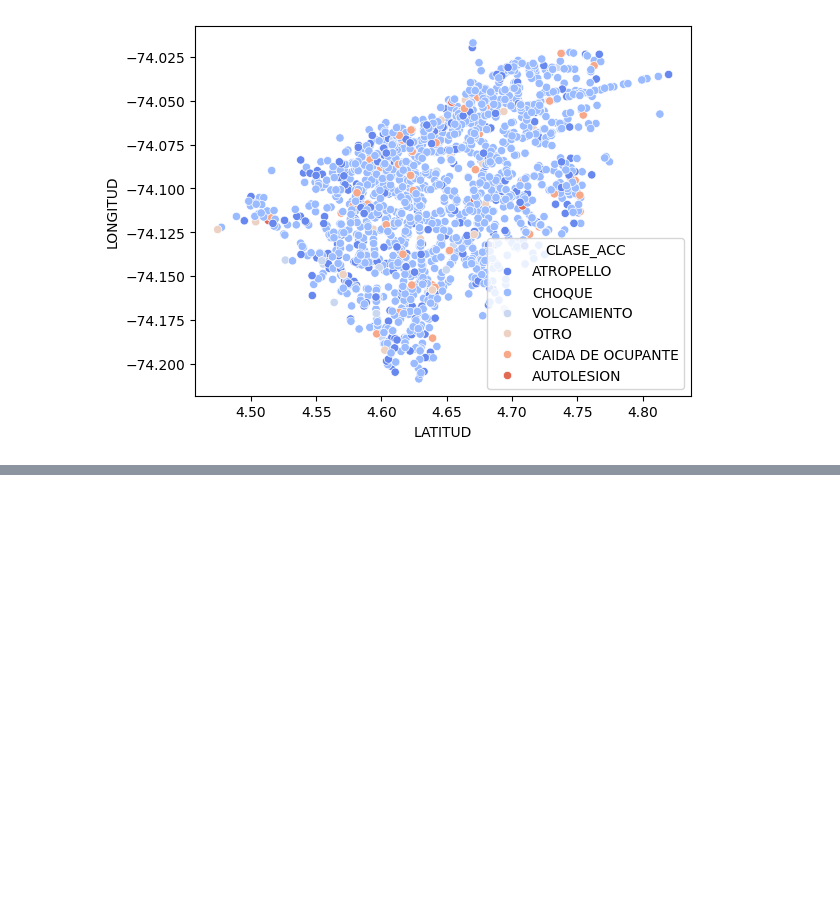
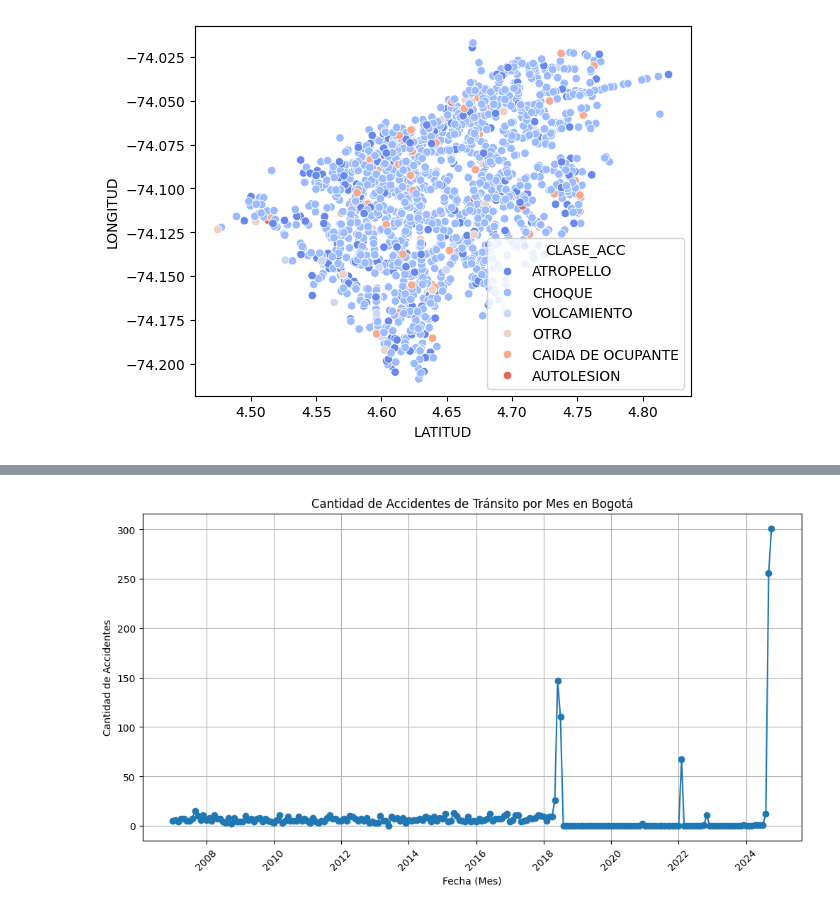
Before and after one commit to bermudez05/Siniestralidad_Bogota_BD, a Jupyter notebook: Accidentes_data.ipynb, the cells around one changed output, grey strips where cells are left out. Saved outputs shown, nothing was run; the diff lists cells and outputs as text; code cells hidden in the pictures; blank space fills up the shorter version.

Commit message:
Mensualización de la data

```diff
--- a/Accidentes_data.ipynb
+++ b/Accidentes_data.ipynb
@@ -195,0 +264,22 @@ sb.scatterplot(x = "LATITUD", y = "LONGITUD", data = accidentes_data, hue = "CLA
+# %%
+# Filtrar el DataFrame eliminando noviembre de 2024
+accidentes_por_mes = accidentes_por_mes[accidentes_por_mes['FECHA_OCURRENCIA_ACC'] != '2024-11-01']
+# %%
+plt.figure(figsize=(12, 6))
+
+# Graficar los accidentes por mes
+plt.plot(accidentes_por_mes['FECHA_OCURRENCIA_ACC'], accidentes_por_mes['cantidad_accidentes'], marker='o', linestyle='-')
+
+# Etiquetas y título
+plt.xlabel('Fecha (Mes)')
+plt.ylabel('Cantidad de Accidentes')
+plt.title('Cantidad de Accidentes de Tránsito por Mes en Bogotá')
+plt.xticks(rotation=45)  # Rotar etiquetas del eje x para mejor visibilidad
+
+# Mostrar la cuadrícula
+plt.grid(True)
+
+# Mostrar la gráfica
+plt.show()
+# %% [output]
+[figure, added]
```
Also changed, not shown: parts of 14 cells of this notebook.
